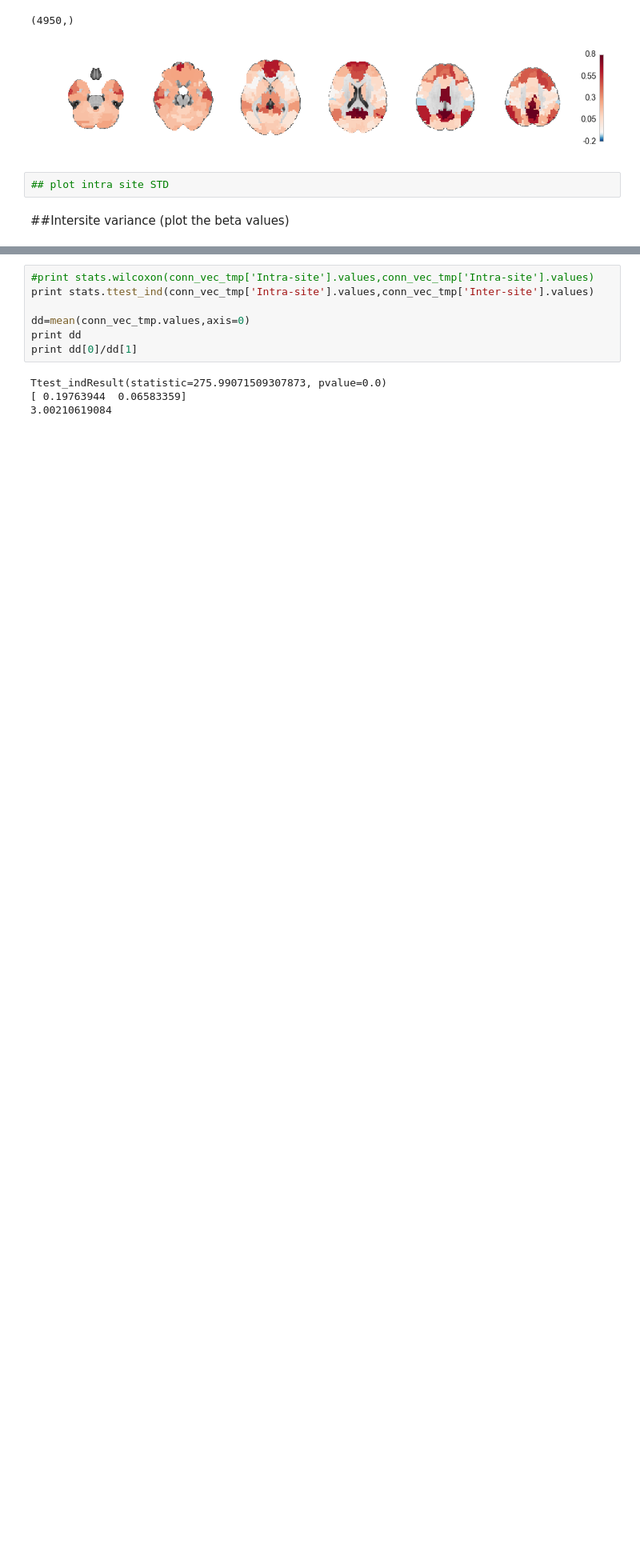
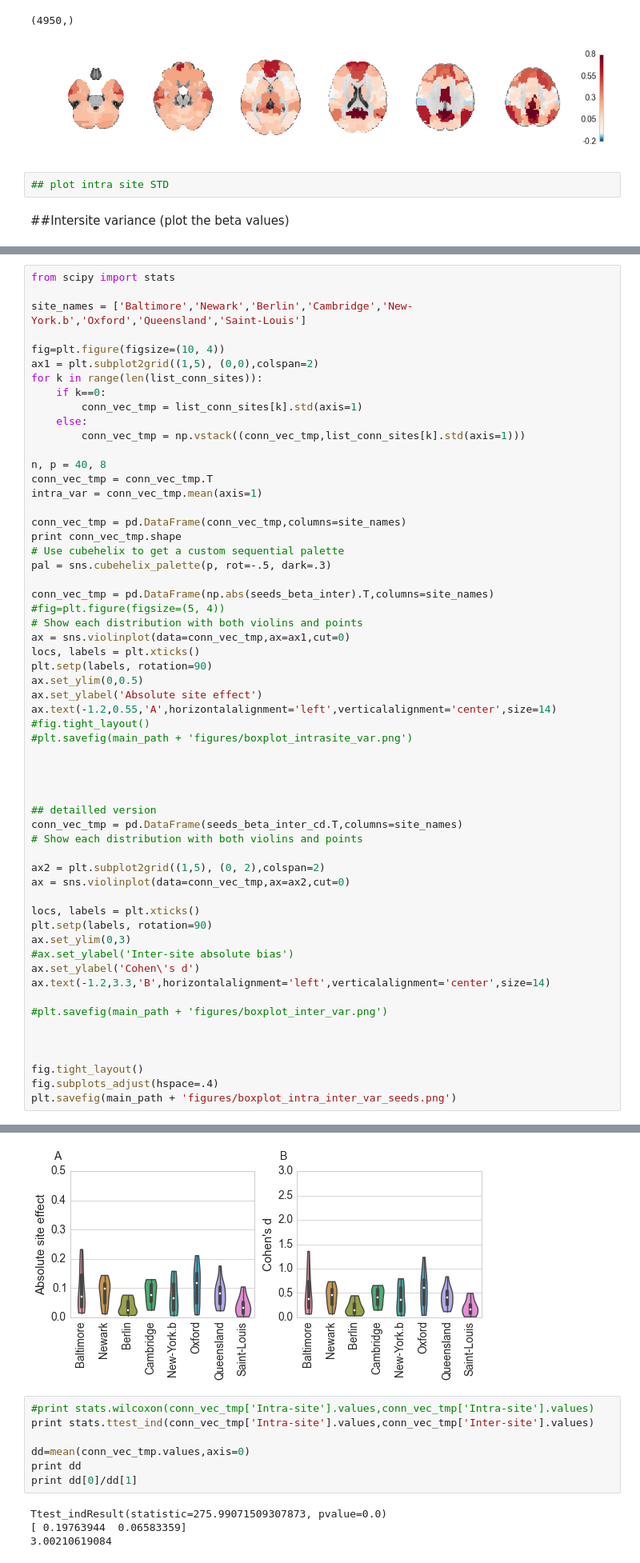
Before and after one commit to SIMEXP/Projects, a Jupyter notebook: multisite/multisite_figure_part1.ipynb, the cells around one changed output, grey strips where cells are left out. Shown at 80% size. Cells and saved outputs as stored; diff of their text form; blank space fills up the shorter version.

```diff
--- a/multisite/multisite_figure_part1.ipynb
+++ b/multisite/multisite_figure_part1.ipynb
@@ -2187,0 +2619,59 @@ Ttest_relResult(statistic=317.34004480086872, pvalue=0.0)
+# %%
+from scipy import stats
+
+site_names = ['Baltimore','Newark','Berlin','Cambridge','New-York.b','Oxford','Queensland','Saint-Louis']
+
+fig=plt.figure(figsize=(10, 4))
+ax1 = plt.subplot2grid((1,5), (0,0),colspan=2)
+for k in range(len(list_conn_sites)):
+    if k==0:
+        conn_vec_tmp = list_conn_sites[k].std(axis=1)
+    else:
+        conn_vec_tmp = np.vstack((conn_vec_tmp,list_conn_sites[k].std(axis=1)))
+
+n, p = 40, 8
+conn_vec_tmp = conn_vec_tmp.T
+intra_var = conn_vec_tmp.mean(axis=1)
+
+conn_vec_tmp = pd.DataFrame(conn_vec_tmp,columns=site_names)
+print conn_vec_tmp.shape
+# Use cubehelix to get a custom sequential palette
+pal = sns.cubehelix_palette(p, rot=-.5, dark=.3)
+
+conn_vec_tmp = pd.DataFrame(np.abs(seeds_beta_inter).T,columns=site_names)
+#fig=plt.figure(figsize=(5, 4))
+# Show each distribution with both violins and points
+ax = sns.violinplot(data=conn_vec_tmp,ax=ax1,cut=0)
+locs, labels = plt.xticks()
+plt.setp(labels, rotation=90)
+ax.set_ylim(0,0.5)
+ax.set_ylabel('Absolute site effect')
+ax.text(-1.2,0.55,'A',horizontalalignment='left',verticalalignment='center',size=14)
+#fig.tight_layout()
+#plt.savefig(main_path + 'figures/boxplot_intrasite_var.png')
+
+
+
+
+## detailled version
+conn_vec_tmp = pd.DataFrame(seeds_beta_inter_cd.T,columns=site_names)
+# Show each distribution with both violins and points
+
+ax2 = plt.subplot2grid((1,5), (0, 2),colspan=2)
+ax = sns.violinplot(data=conn_vec_tmp,ax=ax2,cut=0)
+
+locs, labels = plt.xticks()
+plt.setp(labels, rotation=90)
+ax.set_ylim(0,3)
+#ax.set_ylabel('Inter-site absolute bias')
+ax.set_ylabel('Cohen\'s d')
+ax.text(-1.2,3.3,'B',horizontalalignment='left',verticalalignment='center',size=14)
+
+#plt.savefig(main_path + 'figures/boxplot_inter_var.png')
+
+
+
+fig.tight_layout()
+fig.subplots_adjust(hspace=.4)
+plt.savefig(main_path + 'figures/boxplot_intra_inter_var_seeds.png')
+# %% [output]
@@ -2188,3 +2679,4 @@ Ttest_relResult(statistic=317.34004480086872, pvalue=0.0)
+[figure, added]
 # %%
 #print stats.wilcoxon(conn_vec_tmp['Intra-site'].values,conn_vec_tmp['Intra-site'].values)
 print stats.ttest_ind(conn_vec_tmp['Intra-site'].values,conn_vec_tmp['Inter-site'].values)
```
Also changed, not shown: parts of 9 cells of this notebook, 1 other file.
